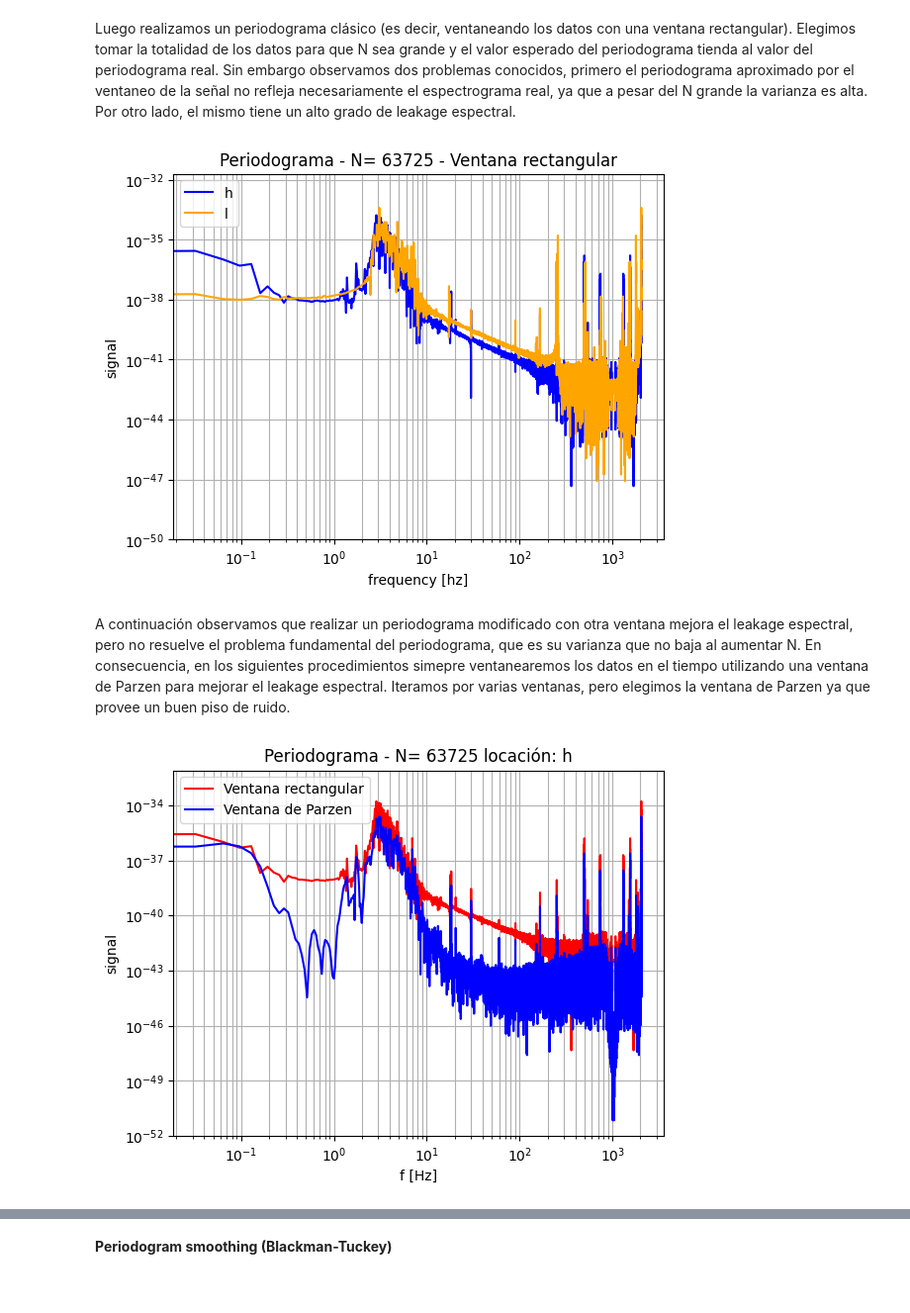
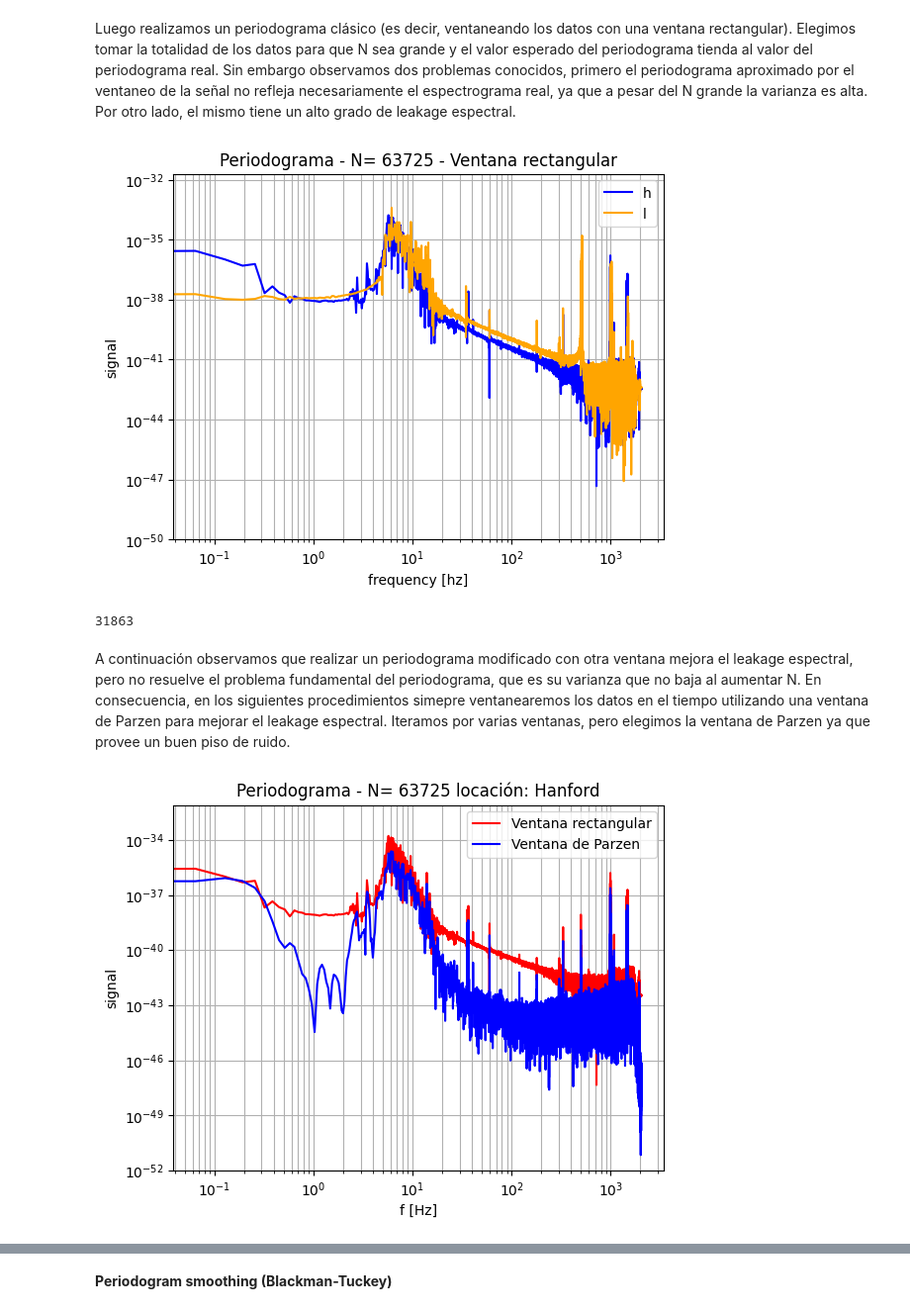
Before and after one commit to JBatRey/Procesamiento-Adaptativo-de-Se-ales-Aleatorias, a Jupyter notebook: TP1.ipynb, the cells around one changed output, grey strips where cells are left out. Shown at 99% size. Drawn from its saved outputs; the diff is of its cells as text; code cells hidden in the pictures.

```diff
--- a/TP1.ipynb
+++ b/TP1.ipynb
@@ -212,13 +213,6 @@ Periodograma
 A continuación se plantea el código para poder llevar a cabo un periodograma o un periodograma modificado de la señal.
 Para la autocorrelación se ultilizó la funcion correlate de scipy, ya que utiliza FFT y por lo tanto para arreglos grandes es (mucho) más eficiente que realizar el estimador directamente como en manualautocorr(). En cuanto a la función de periodogram, se hace la fft a la señal ventaneada para aplicar las cuentas dadas en clase.
 # %%
-def periodogram(x, win):
-    N = len(x)
-    w = scipy.signal.get_window(Nx = N, window = win)
-    X = scipy.fft.fft(x*w)
-    Rx = X*np.conj(X)/N
-    return Rx
-
 def autocorr(x):
     return scipy.signal.correlate(x,x, 'full')/len(x)
 
@@ -233,6 +227,19 @@ def manualautocorr(x, L):
         rx[l]=sum
     rx2 = (rx[1:])[::-1]
     return np.concatenate([rx2, rx])
+
+def periodogram(x, win):
+    N = len(x)
+    w = scipy.signal.get_window(Nx = N, window = win)
+    X = scipy.fft.fft(x*w)
+    Rx = X*np.conj(X)/(N)
+    return Rx[:int(len(Rx)/2+1)]
+
+def periodogram2(x, win):
+    N = len(x)
+    w = scipy.signal.get_window(Nx = N, window = win)
+    Rx = scipy.fft.fft(autocorr(x*w))
+    return Rx[:int(len(Rx)/2+1)]
 # %% [markdown]
 A modo de analisis exploratorio de los datos graficamos el estimador de autocorrelación de las señales para diferentes lags.
 # %%
@@ -269,28 +276,31 @@ plt.xlabel('frequency [hz]')
 plt.ylim(1e-50)
 plt.legend()
 plt.show()
+
+print(len(Rx_h))
 # %% [output]
-[figure, old version]
+[figure, new version]
+31863
 # %% [markdown]
 A continuación observamos que realizar un periodograma modificado con otra ventana mejora el leakage espectral, pero no resuelve el problema fundamental del periodograma, que es su varianza que no baja al aumentar N. En consecuencia, en los siguientes procedimientos simepre ventanearemos los datos en el tiempo utilizando una ventana de Parzen para mejorar el leakage espectral. Iteramos por varias ventanas, pero elegimos la ventana de Parzen ya que provee un buen piso de ruido.
 # %%
 Rx2 = periodogram(h1_ruido, 'boxcar')
 x_ax = np.linspace(0,0.5, len(Rx2)) * h1_fs
 plt.plot(x_ax, abs(Rx2), 'red', label = 'Ventana rectangular')
 Rx = periodogram(h1_ruido, 'parzen')
 x_ax = np.linspace(0,0.5, len(Rx)) * h1_fs
 plt.plot(x_ax, abs(Rx), 'blue', label = 'Ventana de Parzen')
-plt.title('Periodograma - N= ' + str(len(h1_ruido))+ ' locación: h')
+plt.title('Periodograma - N= ' + str(len(h1_ruido))+ ' locación: Hanford')
 plt.grid(True, which= 'both')
 plt.xscale("log")
 plt.yscale("log")
 plt.legend()
 plt.xlabel('f [Hz]')
 plt.ylabel('signal')
 plt.ylim(1e-52)
 plt.show()
 # %% [output]
-[figure, old version]
+[figure, new version]
 # %%
 Rx2 = periodogram(l1_ruido, 'boxcar')
 x_ax = np.linspace(0,0.5, len(Rx2)) * l1_fs
```
Also changed, not shown: parts of 16 cells of this notebook, 2 other files.
